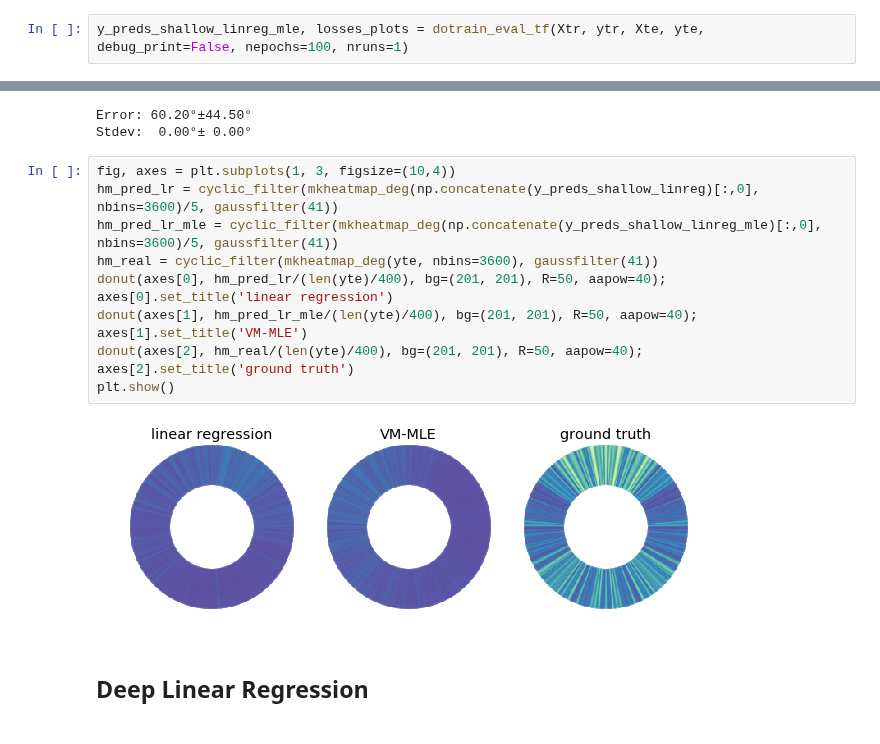
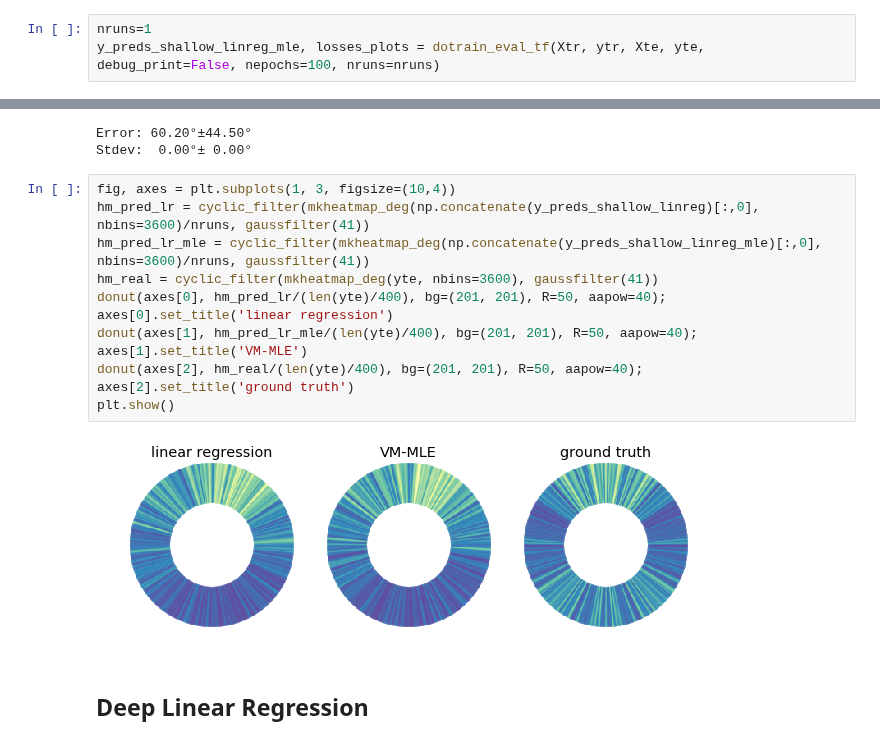
Before and after one commit to sergeyprokudin/BiternionNet, a Jupyter notebook: Experiments - TownCentre.ipynb, the cells around one changed output, grey strips where cells are left out. Cells and saved outputs as stored; diff of their text form.

```diff
--- a/Experiments - TownCentre.ipynb
+++ b/Experiments - TownCentre.ipynb
@@ -559,7 +578,8 @@ train_step = adadelta_optimizer(loss_tf)
 
 init_op = tf.global_variables_initializer()
 # %%
-y_preds_shallow_linreg_mle, losses_plots = dotrain_eval_tf(Xtr, ytr, Xte, yte, debug_print=False, nepochs=100, nruns=1)
+nruns=1
+y_preds_shallow_linreg_mle, losses_plots = dotrain_eval_tf(Xtr, ytr, Xte, yte, debug_print=False, nepochs=100, nruns=nruns)
 # %% [output]
 run 0 finished
 # %%
@@ -580,18 +600,18 @@ Error: 60.20°±44.50°
 Stdev:  0.00°± 0.00°
 # %%
 fig, axes = plt.subplots(1, 3, figsize=(10,4))
-hm_pred_lr = cyclic_filter(mkheatmap_deg(np.concatenate(y_preds_shallow_linreg)[:,0], nbins=3600)/5, gaussfilter(41))
-hm_pred_lr_mle = cyclic_filter(mkheatmap_deg(np.concatenate(y_preds_shallow_linreg_mle)[:,0], nbins=3600)/5, gaussfilter(41))
+hm_pred_lr = cyclic_filter(mkheatmap_deg(np.concatenate(y_preds_shallow_linreg)[:,0], nbins=3600)/nruns, gaussfilter(41))
+hm_pred_lr_mle = cyclic_filter(mkheatmap_deg(np.concatenate(y_preds_shallow_linreg_mle)[:,0], nbins=3600)/nruns, gaussfilter(41))
 hm_real = cyclic_filter(mkheatmap_deg(yte, nbins=3600), gaussfilter(41))
 donut(axes[0], hm_pred_lr/(len(yte)/400), bg=(201, 201), R=50, aapow=40);
 axes[0].set_title('linear regression')
 donut(axes[1], hm_pred_lr_mle/(len(yte)/400), bg=(201, 201), R=50, aapow=40);
 axes[1].set_title('VM-MLE')
 donut(axes[2], hm_real/(len(yte)/400), bg=(201, 201), R=50, aapow=40);
 axes[2].set_title('ground truth')
 plt.show()
 # %% [output]
-[figure, old version]
+[figure, new version]
 # %% [markdown]
 ## Deep Linear Regression
 # %%
```
Also changed, not shown: parts of 6 cells of this notebook.
